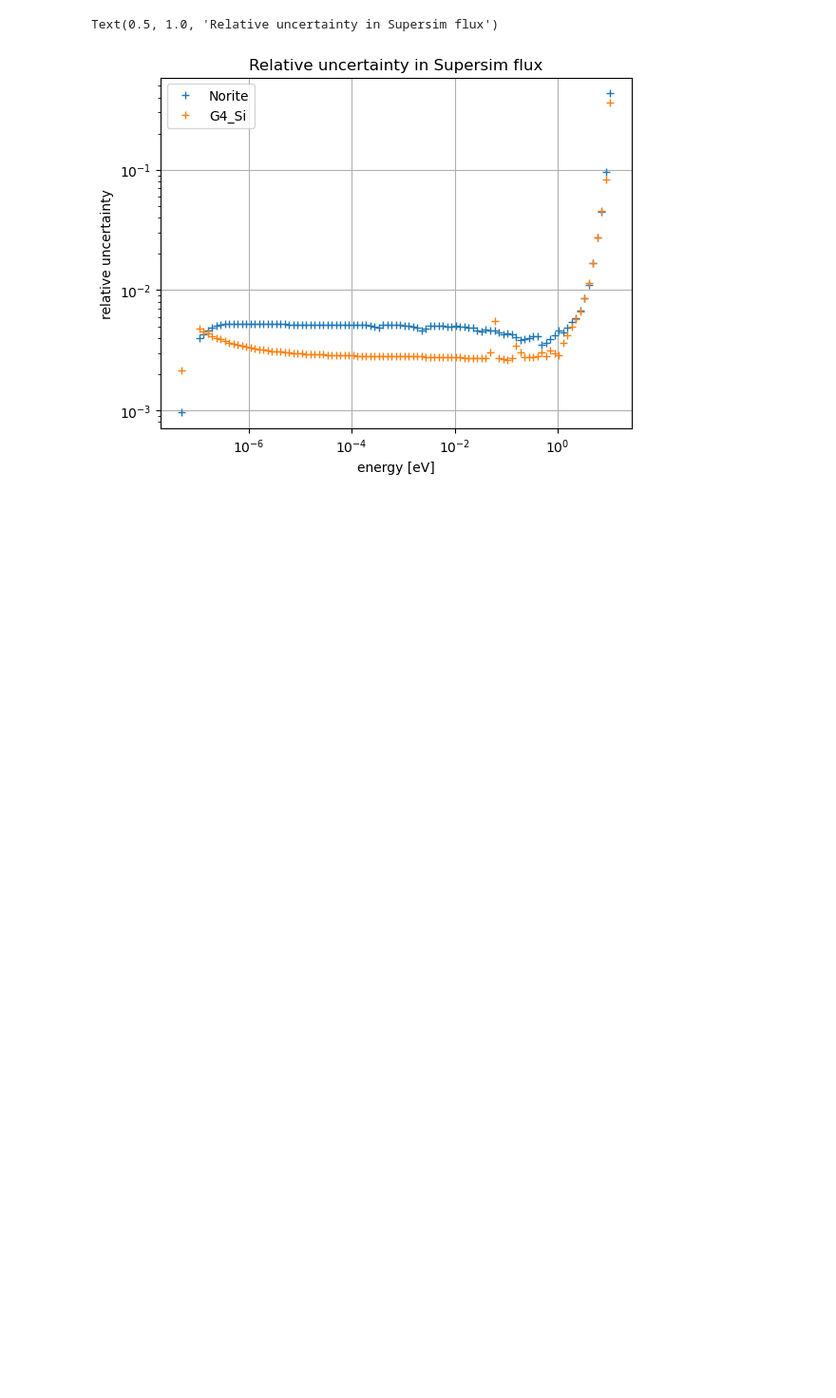
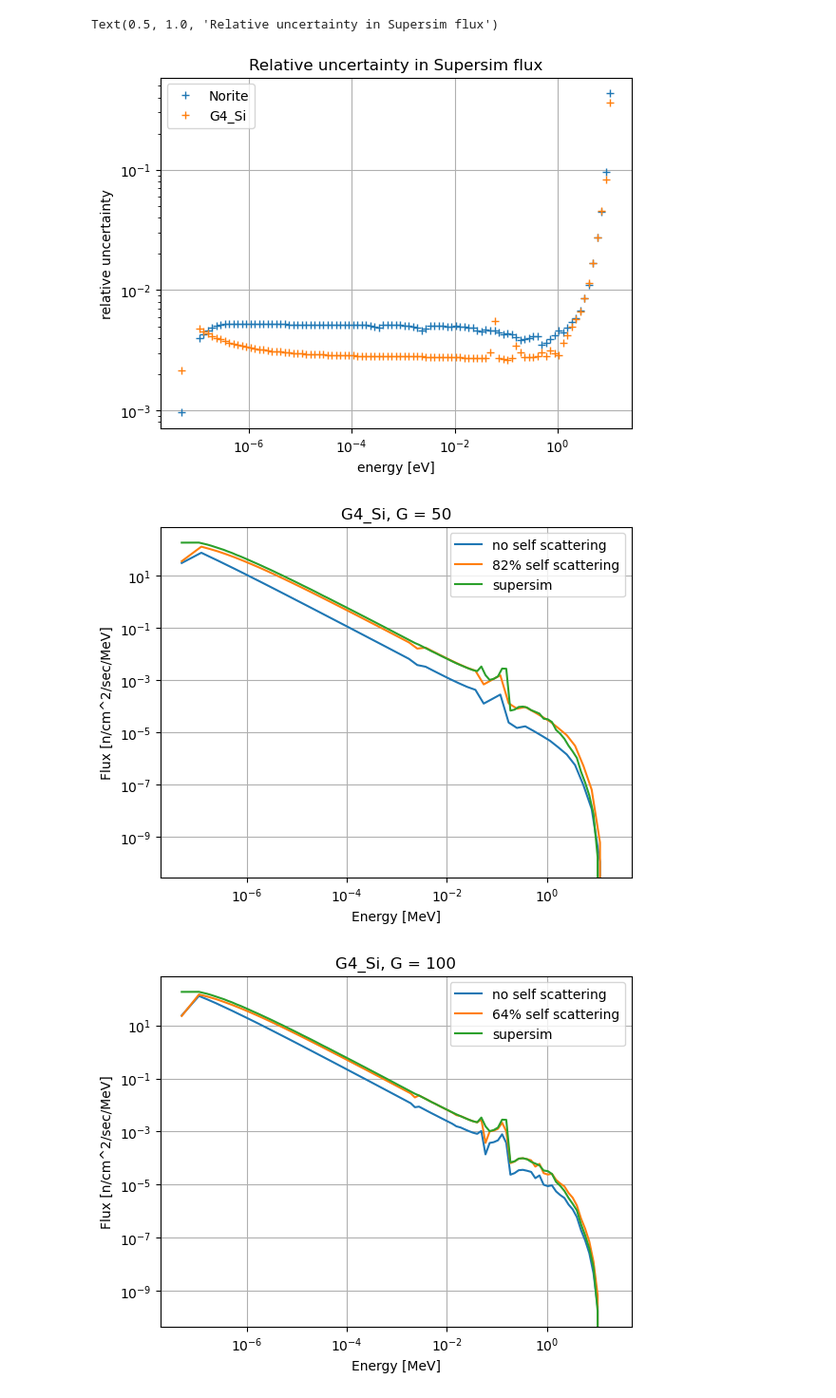
Before and after one commit to villano-lab/ntransporter, a Jupyter notebook: boundary_conditions/plotting_bc.ipynb, the cells around one changed output. Shown at 95% size. Saved outputs shown, nothing was run; the diff lists cells and outputs as text; code cells hidden in the pictures; blank space fills up the shorter version.

```diff
--- a/boundary_conditions/plotting_bc.ipynb
+++ b/boundary_conditions/plotting_bc.ipynb
@@ -10,6 +10,10 @@ def plottable(X, Y):
 
 def plottable_spectrum(X, Y):
     return (X[1:] + X[:-1])/2, Y[1:]/abs(X[1:] - X[:-1])
+# %%
+# energy bounds (eV)
+EG = 0.1
+E0 = 2e7
 # %%
 for mat in ['Norite', 'G4_Si']:
 
@@ -116,0 +143,52 @@ Text(0.5, 1.0, 'Relative uncertainty in Supersim flux')
+# %%
+Gs= {'Norite': (50, 100, 150),
+     'G4_Si': (50, 100, 150, 200, 250)}
+
+for mat in ('G4_Si', 'Norite'):
+
+    A = 28 if mat == 'G4_Si' else 20.86
+    alpha = ((A-1)/(A+1))**2
+
+    for G in Gs[mat]:
+
+        beta = (EG/E0)**(1/G)
+
+        q = get_q(alpha, beta)
+
+        XS = pd.read_csv(f'../cross_sections/data/V1/data_{mat}_{G}_20_xs.dat', sep = ' ', index_col = 0, names = ['Eg', 'x_s', 'x_t'])
+        Src = pd.read_csv(f'../sources/data/V1/data_{mat}_{G}_Sg.dat', sep = ' ', index_col = 0, names = ['Eg','Sg'])
+        BC = pd.read_csv(f'../boundary_conditions/data/V1/data_{mat}_{G}_BC_V1.dat', sep = ' ', index_col = 0, names = ['Eg','phig'])
+
+        Eg = BC.Eg.values
+        Es = (Eg[1:] + Eg[:-1])/2
+        dE = abs(Eg[1:] - Eg[:-1])
+
+        xs = XS.x_s.values
+        xt = XS.x_t.values
+        Sg = Src.Sg.values
+        Eg = XS.Eg.values
+        phig = BC.phig.values
+
+
+        plt.figure()
+        plt.grid()
+        plt.loglog()
+        plt.xlabel('Energy [MeV]')
+        plt.ylabel('Flux [n/cm^2/sec/MeV]')
+        plt.title(f'{mat}, G = {G}')
+
+        phi2 = calc_bc((1-q)*xs, xt - q*xs, Sg)
+
+        ss_data_file = 'data/SuperSim_estimates/phi_calcs' + ('_Si' if mat == 'G4_Si' else '') + '.dat'
+        ss_dat = pd.read_csv(ss_data_file, sep = ' ', index_col = 0, names = ['Eg','phig', 'dphig'])
+        Eg_s = ss_dat.Eg.values
+        phig_s = ss_dat.phig.values
+
+        plt.plot(*plottable_spectrum(Eg, phig), label = 'no self scattering')
+        plt.plot(*plottable_spectrum(Eg, phi2), label = f'{100*q:.0f}% self scattering')
+        plt.plot(*plottable_spectrum(Eg_s, phig_s), label = 'supersim')
+
+        plt.legend()
+# %% [output]
+[figure, added]
+[figure, added]
```
Also changed, not shown: parts of 4 cells of this notebook.
